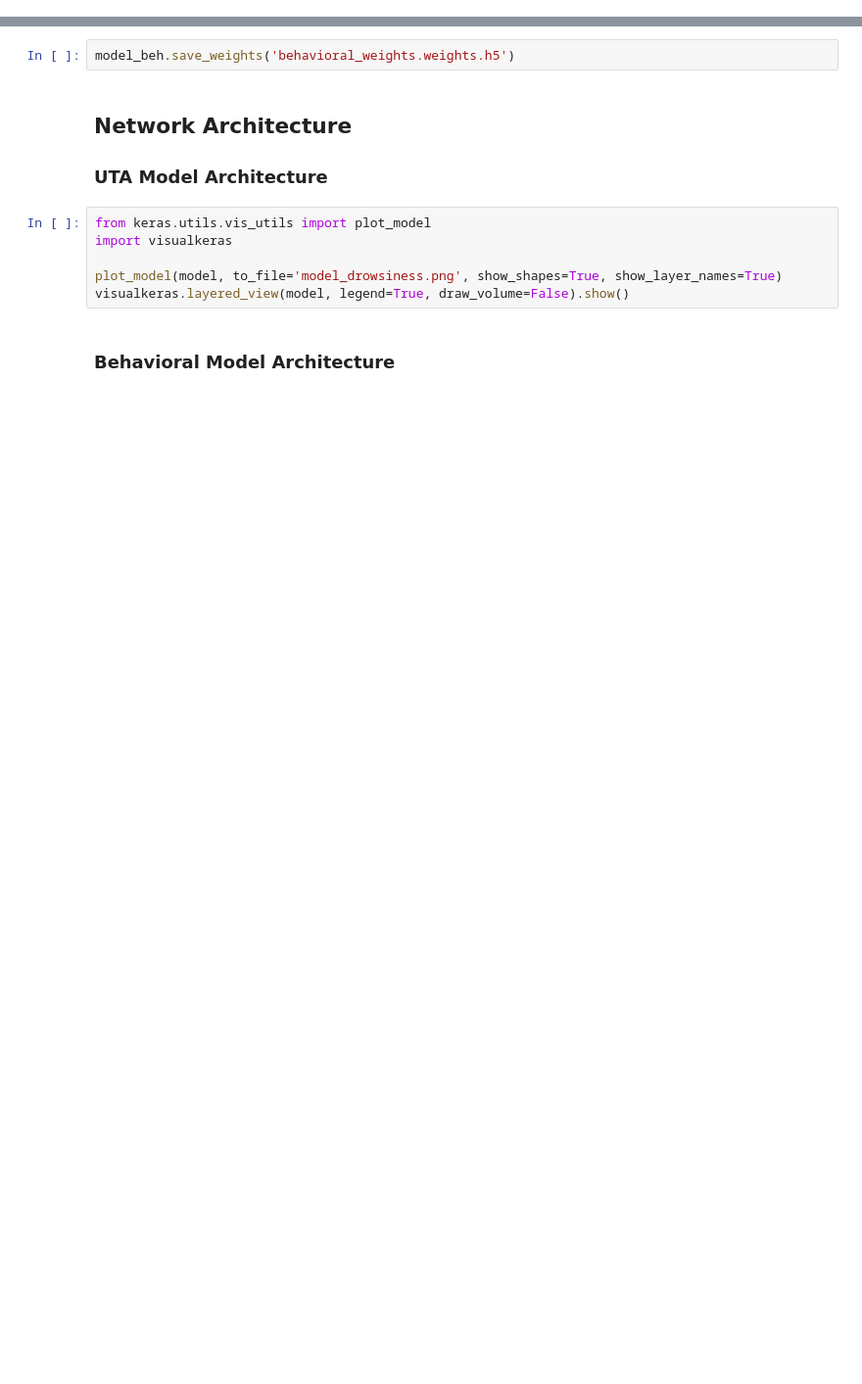
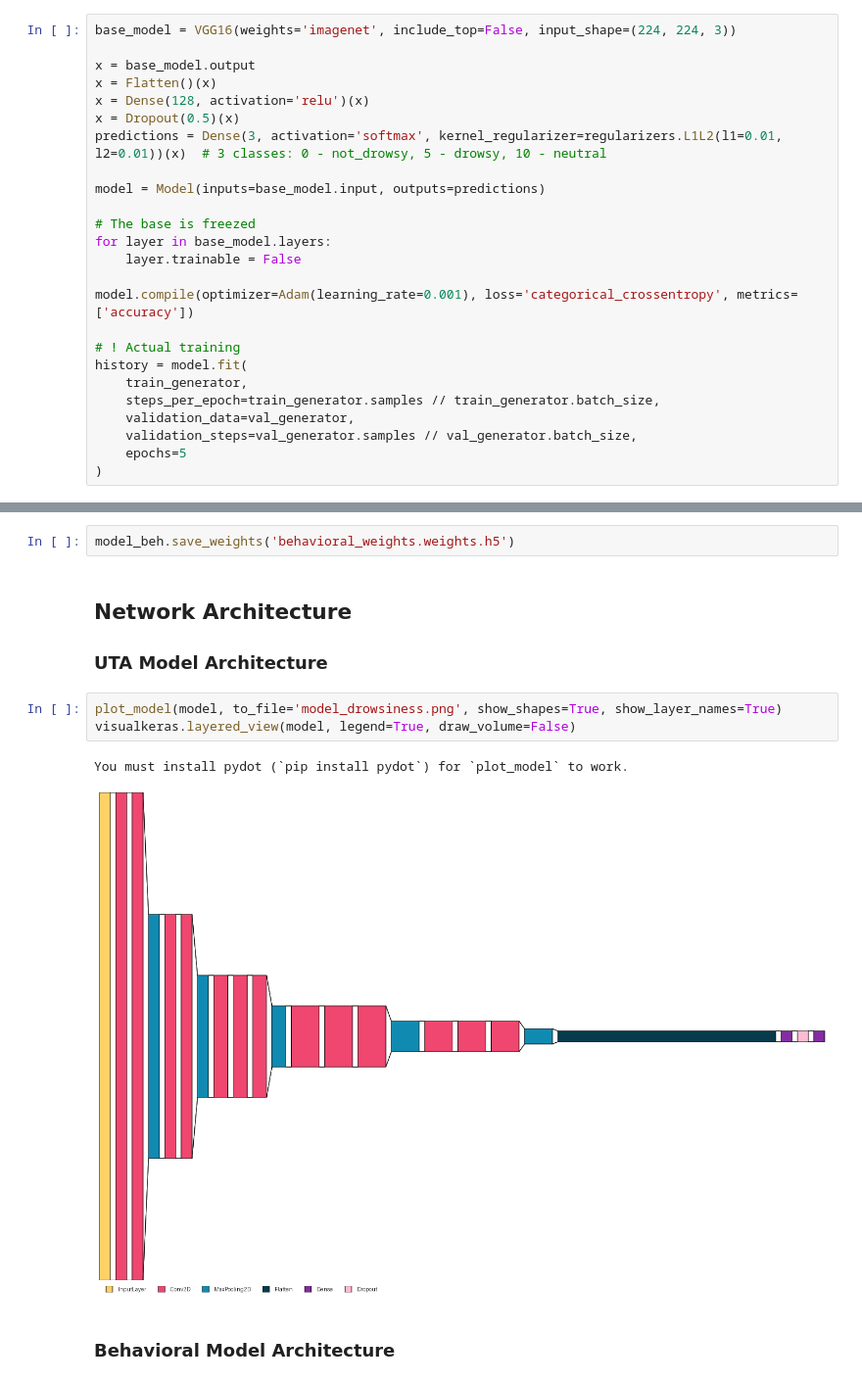
Before and after one commit to jzdzilowska/driver_drowsiness, a Jupyter notebook: drowsy-driver-classification-model.ipynb, the cells around one changed output, grey strips where cells are left out. Shown: that part at 98% size. Saved outputs shown, nothing was run; the diff lists cells and outputs as text; blank space fills up the shorter version.

```diff
--- a/drowsy-driver-classification-model.ipynb
+++ b/drowsy-driver-classification-model.ipynb
@@ -271,0 +229,25 @@ Epoch 10/10
+# %%
+base_model = VGG16(weights='imagenet', include_top=False, input_shape=(224, 224, 3))
+
+x = base_model.output
+x = Flatten()(x)
+x = Dense(128, activation='relu')(x)
+x = Dropout(0.5)(x)
+predictions = Dense(3, activation='softmax', kernel_regularizer=regularizers.L1L2(l1=0.01, l2=0.01))(x)  # 3 classes: 0 - not_drowsy, 5 - drowsy, 10 - neutral
+
+model = Model(inputs=base_model.input, outputs=predictions)
+
+# The base is freezed
+for layer in base_model.layers:
+    layer.trainable = False
+
+model.compile(optimizer=Adam(learning_rate=0.001), loss='categorical_crossentropy', metrics=['accuracy'])
+
+# ! Actual training
+history = model.fit(
+    train_generator,
+    steps_per_epoch=train_generator.samples // train_generator.batch_size,
+    validation_data=val_generator,
+    validation_steps=val_generator.samples // val_generator.batch_size,
+    epochs=5
+)
@@ -317,11 +317,11 @@ model_beh.save_weights('behavioral_weights.weights.h5')
 ## Network Architecture
 ### UTA Model Architecture
 # %%
-from keras.utils.vis_utils import plot_model
-import visualkeras
-
 plot_model(model, to_file='model_drowsiness.png', show_shapes=True, show_layer_names=True)
-visualkeras.layered_view(model, legend=True, draw_volume=False).show()
+visualkeras.layered_view(model, legend=True, draw_volume=False)
+# %% [output]
+You must install pydot (`pip install pydot`) for `plot_model` to work.
+[figure, added]
 # %% [markdown]
 ### Behavioral Model Architecture
 # %%
```
Also changed, not shown: parts of 25 cells of this notebook.
